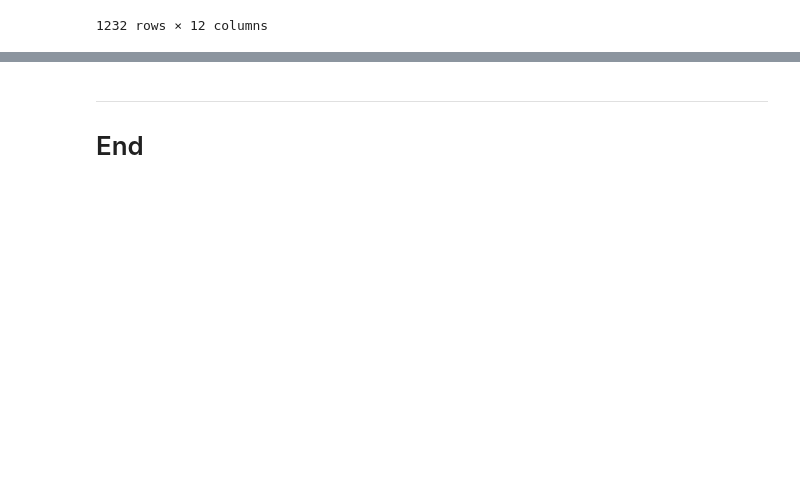
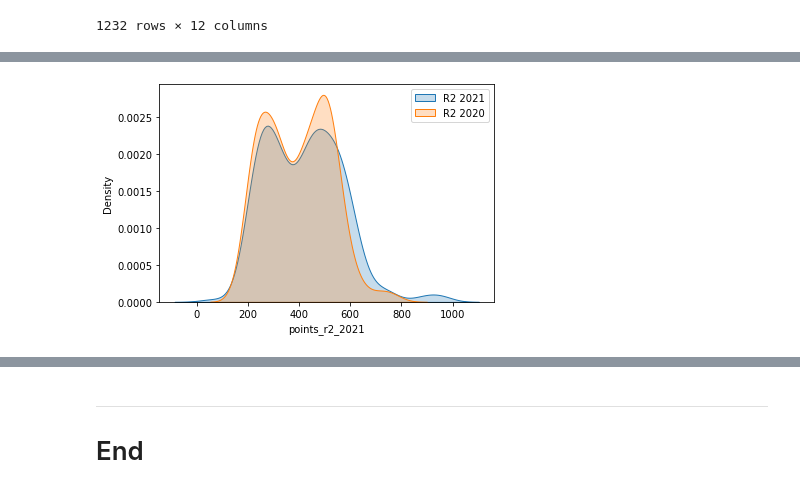
Before and after one commit to ShanePAustin/fundamentals-of-data-analysis, a Jupyter notebook: cao.ipynb, the cells around one changed output, grey strips where cells are left out. Cells and saved outputs as stored; diff of their text form; code cells hidden in the pictures; blank space fills up the shorter version.

```diff
--- a/cao.ipynb
+++ b/cao.ipynb
@@ -743,0 +776,7 @@ plt.show()
+# %%
+sns.kdeplot(caoPoints['points_r2_2021'], label='R2 2021',shade=True)
+sns.kdeplot(caoPoints['points_r2_2020'], label='R2 2020',shade=True)
+plt.legend()
+plt.show()
+# %% [output]
+[figure, added]
```
Also changed, not shown: parts of 11 cells of this notebook, 8 other files.
